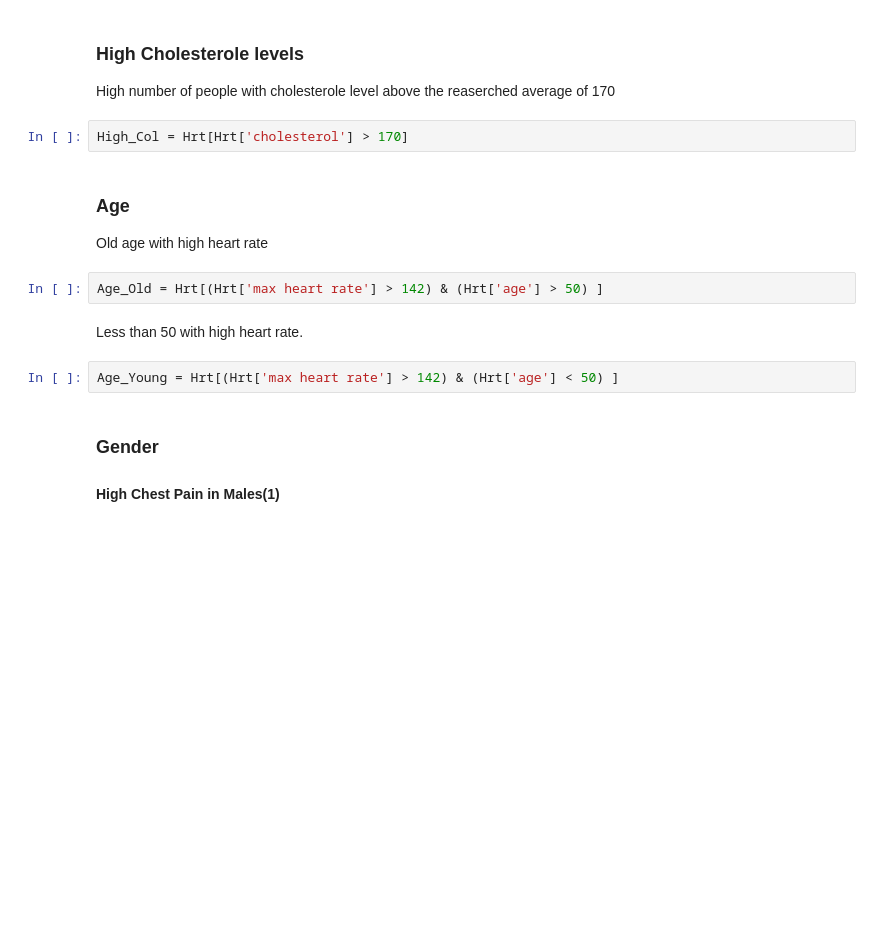
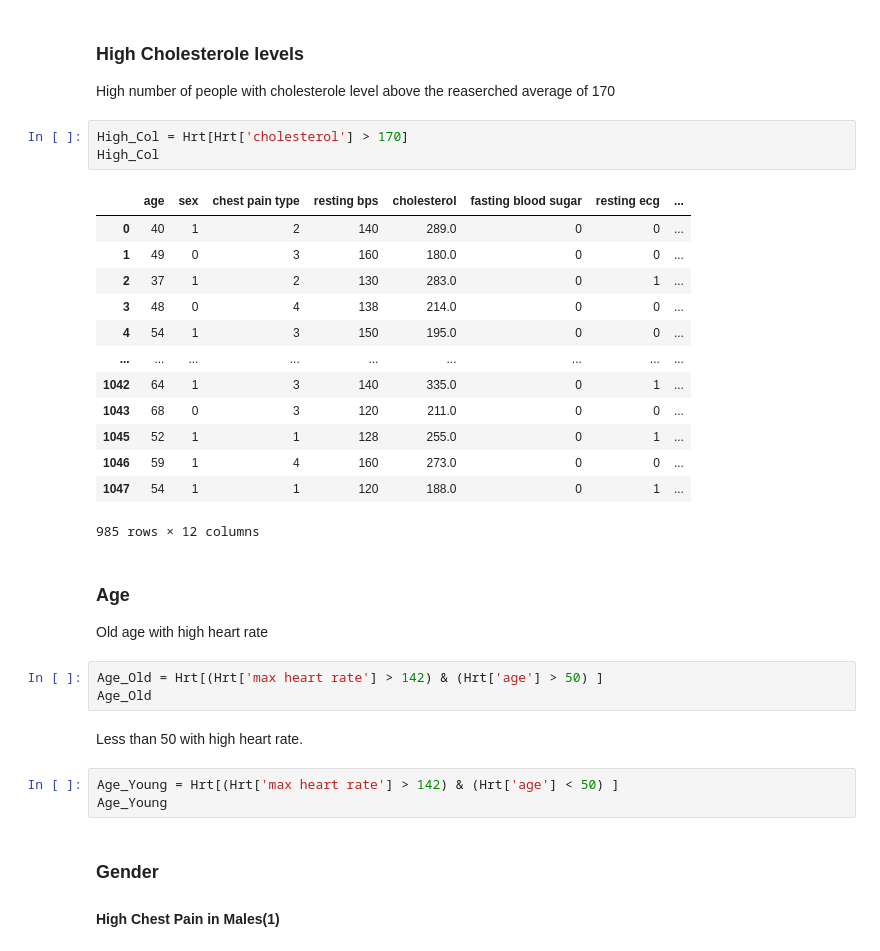
Before and after one commit to Astro0re/Data, a Jupyter notebook: Heart Disease/Heart Disease analysis.ipynb, the cells around one changed output. Drawn from its saved outputs; the diff is of its cells as text; blank space fills up the shorter version.

```diff
--- a/Heart Disease/Heart Disease analysis.ipynb
+++ b/Heart Disease/Heart Disease analysis.ipynb
@@ -113,15 +111,32 @@ High_CP
 High number of people with cholesterole level above the reaserched average of 170
 # %%
 High_Col = Hrt[Hrt['cholesterol'] > 170]
+High_Col
+# %% [output]
+|  | age | sex | chest pain type | resting bps | cholesterol | fasting blood sugar | resting ecg | ... |
+| 0 | 40 | 1 | 2 | 140 | 289.0 | 0 | 0 | ... |
+| 1 | 49 | 0 | 3 | 160 | 180.0 | 0 | 0 | ... |
+| 2 | 37 | 1 | 2 | 130 | 283.0 | 0 | 1 | ... |
+| 3 | 48 | 0 | 4 | 138 | 214.0 | 0 | 0 | ... |
+| 4 | 54 | 1 | 3 | 150 | 195.0 | 0 | 0 | ... |
+| ... | ... | ... | ... | ... | ... | ... | ... | ... |
+| 1042 | 64 | 1 | 3 | 140 | 335.0 | 0 | 1 | ... |
+| 1043 | 68 | 0 | 3 | 120 | 211.0 | 0 | 0 | ... |
+| 1045 | 52 | 1 | 1 | 128 | 255.0 | 0 | 1 | ... |
+| 1046 | 59 | 1 | 4 | 160 | 273.0 | 0 | 0 | ... |
+| 1047 | 54 | 1 | 1 | 120 | 188.0 | 0 | 1 | ... |
+985 rows × 12 columns
 # %% [markdown]
 ### Age
 Old age with high heart rate
 # %%
 Age_Old = Hrt[(Hrt['max heart rate'] > 142) & (Hrt['age'] > 50) ]
+Age_Old
 # %% [markdown]
 Less than 50 with high heart rate.
 # %%
 Age_Young = Hrt[(Hrt['max heart rate'] > 142) & (Hrt['age'] < 50) ]
+Age_Young
 # %% [markdown]
 ### Gender
 #### High Chest Pain in Males(1)
```
Also changed, not shown: parts of 9 cells of this notebook, 1 other file.
